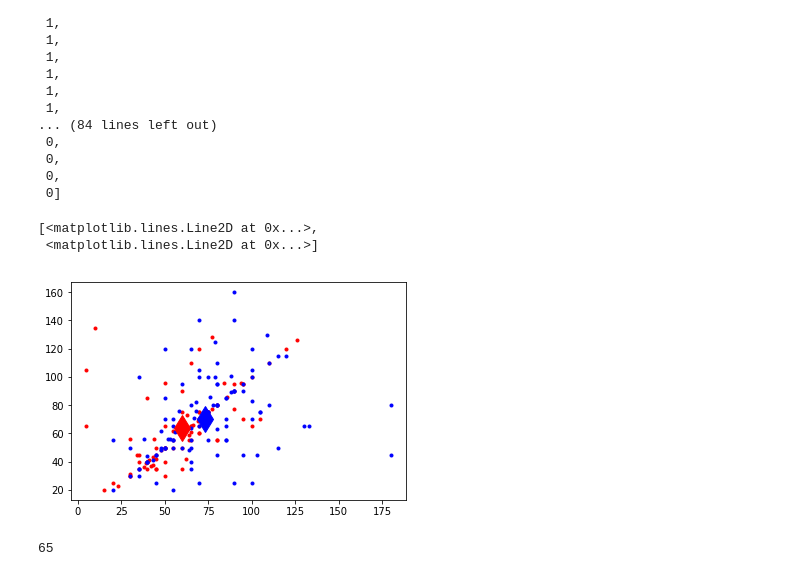
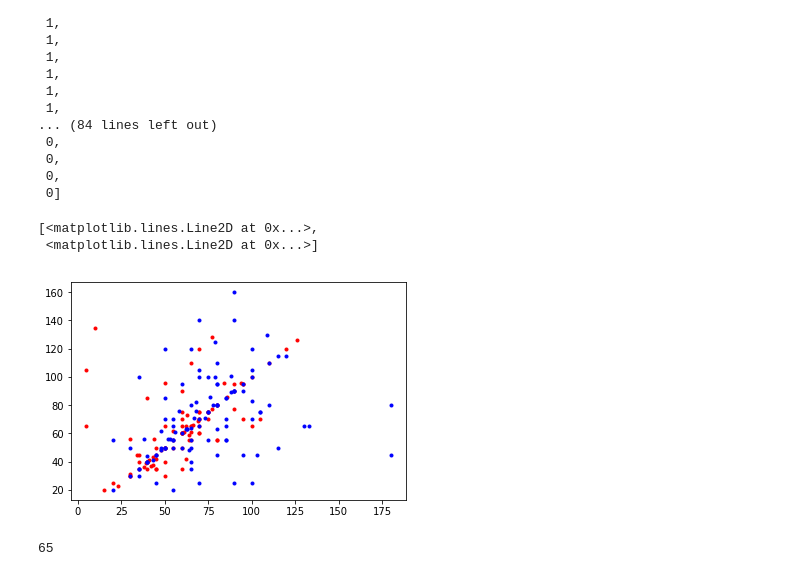
Before and after one commit to hamemomo/ML_tools, a Jupyter notebook: Pokemon_Classification/discriminative_Pokemon_Classification_2D.ipynb, the cells around one changed output. Saved outputs shown, nothing was run; the diff lists cells and outputs as text; code cells hidden in the pictures.

```diff
--- a/Pokemon_Classification/discriminative.ipynb
+++ b/Pokemon_Classification/discriminative_Pokemon_Classification_2D.ipynb
@@ -63,13 +63,13 @@ y_heat
 # %%
 plt.plot(df[df['Type 1'] == 'Normal']['Defense'],df[df['Type 1'] == 'Normal']['Sp. Def'],'r.',
          df[df['Type 1'] == 'Water']['Defense'],df[df['Type 1'] == 'Water']['Sp. Def'],'b.',
        )
 
-plt.plot(matrix_mean_water[0],matrix_mean_water[1],'bd',matrix_mean_normal[0],matrix_mean_normal[1],'rd',markersize=19,)
+#plt.plot(matrix_mean_water[0],matrix_mean_water[1],'bd',matrix_mean_normal[0],matrix_mean_normal[1],'rd',markersize=19,)
 # %% [output]
 [<matplotlib.lines.Line2D at 0x...>,
  <matplotlib.lines.Line2D at 0x...>]
-[figure, old version]
+[figure, new version]
 # %%
 Defense_matrix_water = np.array(train['Defense'])
 SpDef_matrix_water =   np.array(train['Sp. Def'])
```
Also changed, not shown: parts of 1 cell of this notebook, 2 other files.
